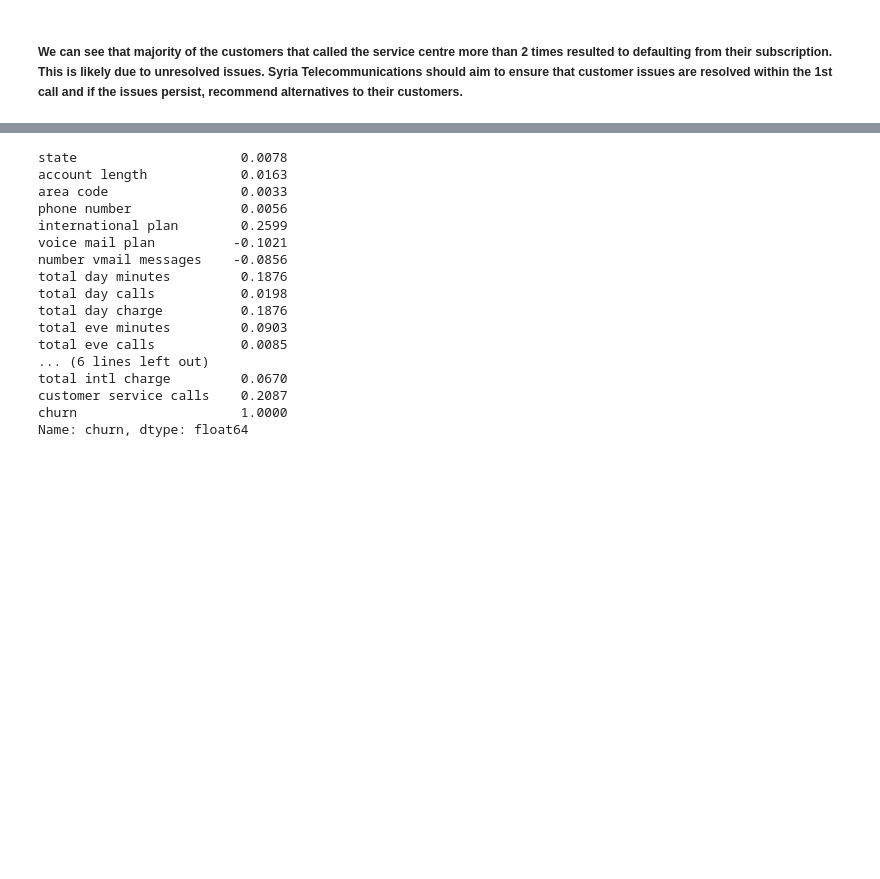
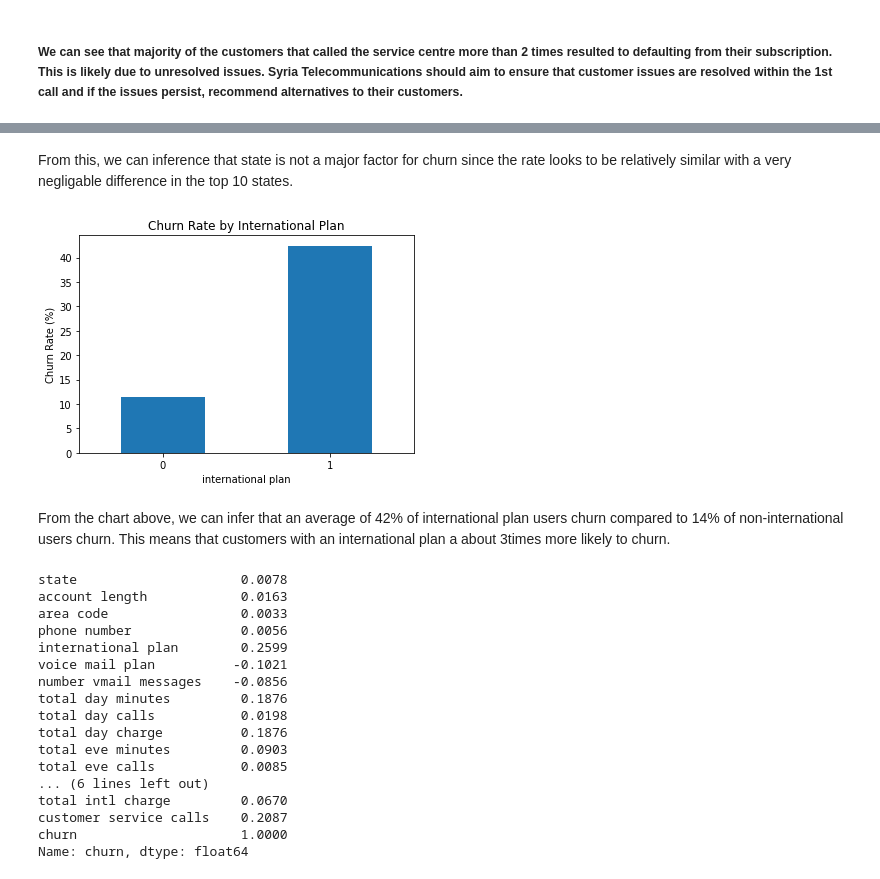
Before and after one commit to Gitungo/DSF_Project3, a Jupyter notebook: Project_Phase3.ipynb, the cells around one changed output, grey strips where cells are left out. Saved outputs shown, nothing was run; the diff lists cells and outputs as text; code cells hidden in the pictures; blank space fills up the shorter version.

```diff
--- a/Project_Phase3.ipynb
+++ b/Project_Phase3.ipynb
@@ -225,3 +193,18 @@ plt.show()
+# %% [markdown]
+From this, we can inference that state is not a major factor for churn since the rate looks to be relatively similar with a very negligable difference in the top 10 states.
+# %%
+#Visualizing % churn rate for customers with an international plan
+
+churn_rate = df.groupby('international plan')['churn'].mean() * 100
+churn_rate.plot(kind='bar')
+plt.ylabel('Churn Rate (%)')
+plt.title('Churn Rate by International Plan')
+plt.xticks(rotation=0)
+plt.show()
+# %% [output]
+[figure, added]
+# %% [markdown]
+From the chart above, we can infer that an average of 42% of international plan users churn compared to 14% of non-international users churn. This means that customers with an international plan a about 3times more likely to churn.
 # %%
 # checking to see which columns are directly correlated with our target variable 'Churn'.
 df.corr()['churn'].round(4)
```
Also changed, not shown: parts of 8 cells of this notebook, 1 other file.
